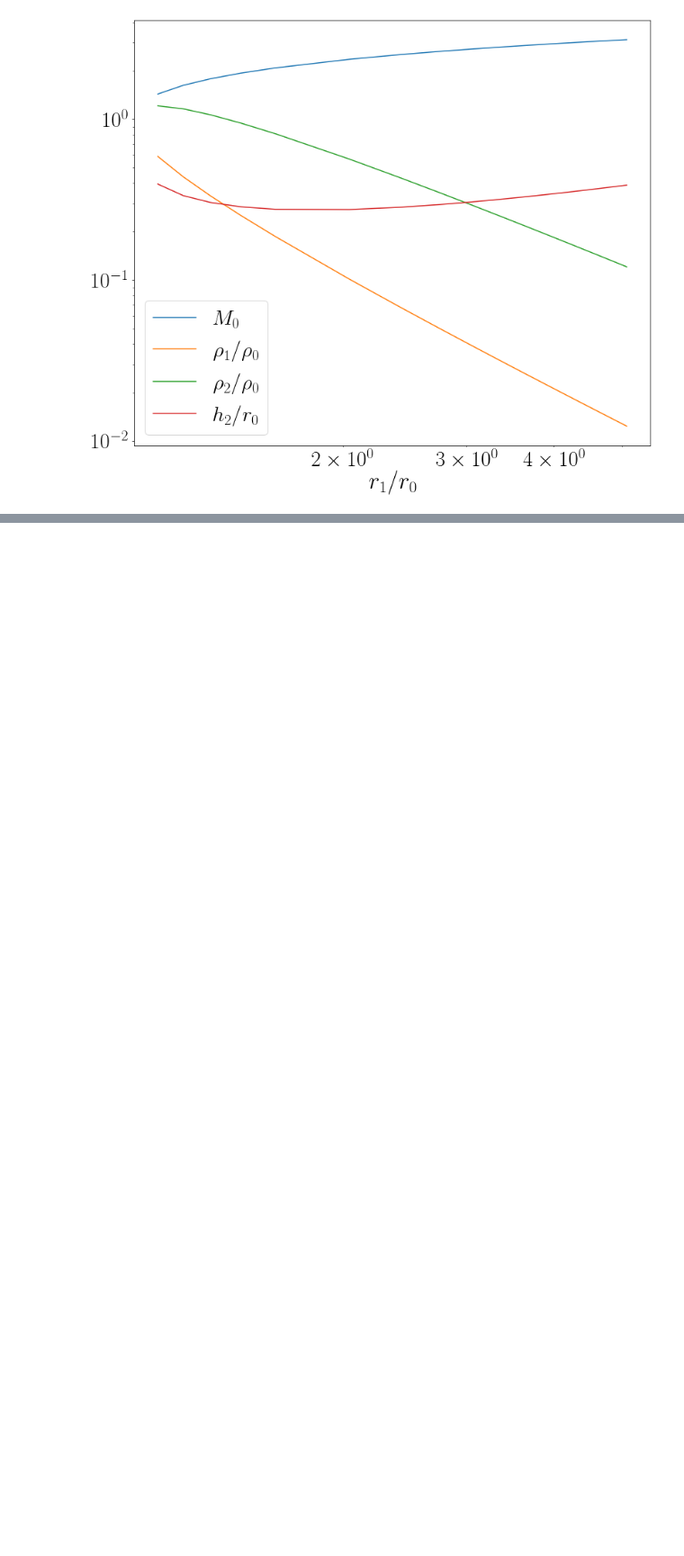
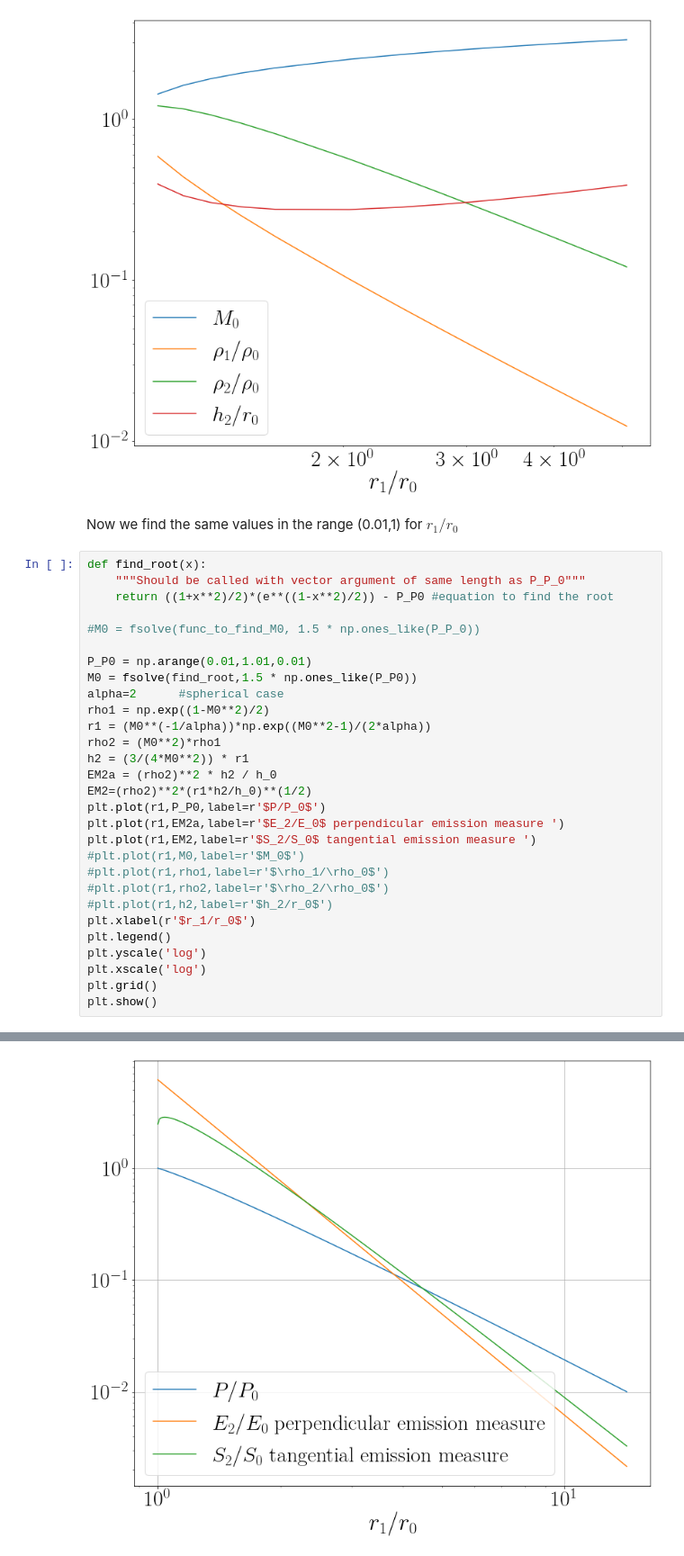
Before and after one commit to will-henney/globule-seminario, a Jupyter notebook: roberto-notebooks/calculations for h_0, recombinations and surface brightness of the shell.ipynb, the cells around one changed output, grey strips where cells are left out. Shown at 90% size. Drawn from its saved outputs; the diff is of its cells as text; blank space fills up the shorter version.

Commit message:
new range for P/P0 and find x0

```diff
--- a/roberto-notebooks/calculations for h_0, recombinations and surface brightness of the shell.ipynb
+++ b/roberto-notebooks/calculations for h_0, recombinations and surface brightness of the shell.ipynb
@@ -277,3 +277,35 @@ plt.xscale('log')
 plt.show()
 # %% [output]
 [figure]
+# %% [markdown]
+Now we find the same values in the range (0.01,1) for $r_1/r_0$
+# %%
+def find_root(x):
+    """Should be called with vector argument of same length as P_P_0"""
+    return ((1+x**2)/2)*(e**((1-x**2)/2)) - P_P0 #equation to find the root
+
+#M0 = fsolve(func_to_find_M0, 1.5 * np.ones_like(P_P_0))
+
+P_P0 = np.arange(0.01,1.01,0.01)
+M0 = fsolve(find_root,1.5 * np.ones_like(P_P0))
+alpha=2      #spherical case
+rho1 = np.exp((1-M0**2)/2)
+r1 = (M0**(-1/alpha))*np.exp((M0**2-1)/(2*alpha))
+rho2 = (M0**2)*rho1
+h2 = (3/(4*M0**2)) * r1
+EM2a = (rho2)**2 * h2 / h_0
+EM2=(rho2)**2*(r1*h2/h_0)**(1/2)
+plt.plot(r1,P_P0,label=r'$P/P_0$')
+plt.plot(r1,EM2a,label=r'$E_2/E_0$ perpendicular emission measure ')
+plt.plot(r1,EM2,label=r'$S_2/S_0$ tangential emission measure ')
+#plt.plot(r1,M0,label=r'$M_0$')
+#plt.plot(r1,rho1,label=r'$\rho_1/\rho_0$')
+#plt.plot(r1,rho2,label=r'$\rho_2/\rho_0$')
+#plt.plot(r1,h2,label=r'$h_2/r_0$')
+plt.xlabel(r'$r_1/r_0$')
+plt.legend()
+plt.yscale('log')
+plt.xscale('log')
+plt.grid()
+plt.show()
+# %% [output]
@@ -279,0 +313 @@ plt.show()
+[figure, added]
```
Also changed, not shown: parts of 7 cells of this notebook.
